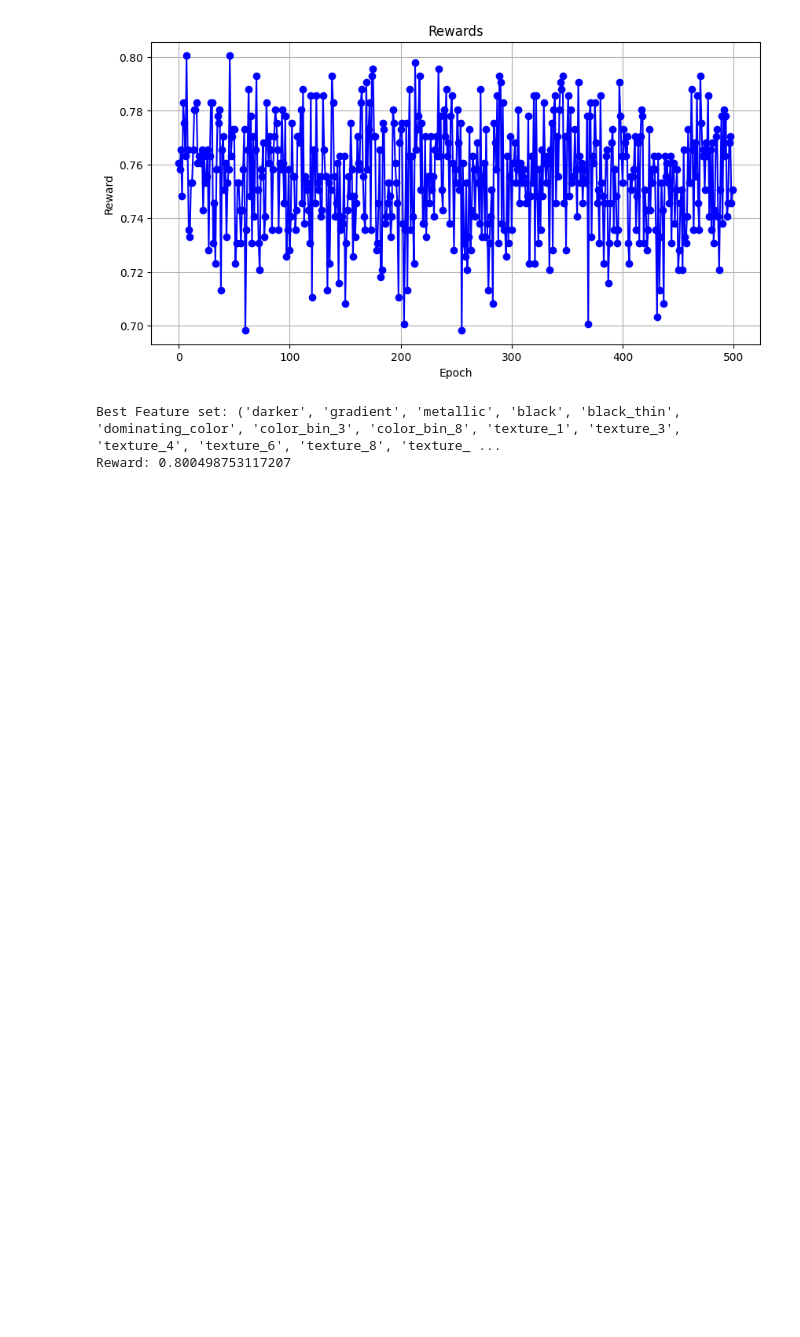
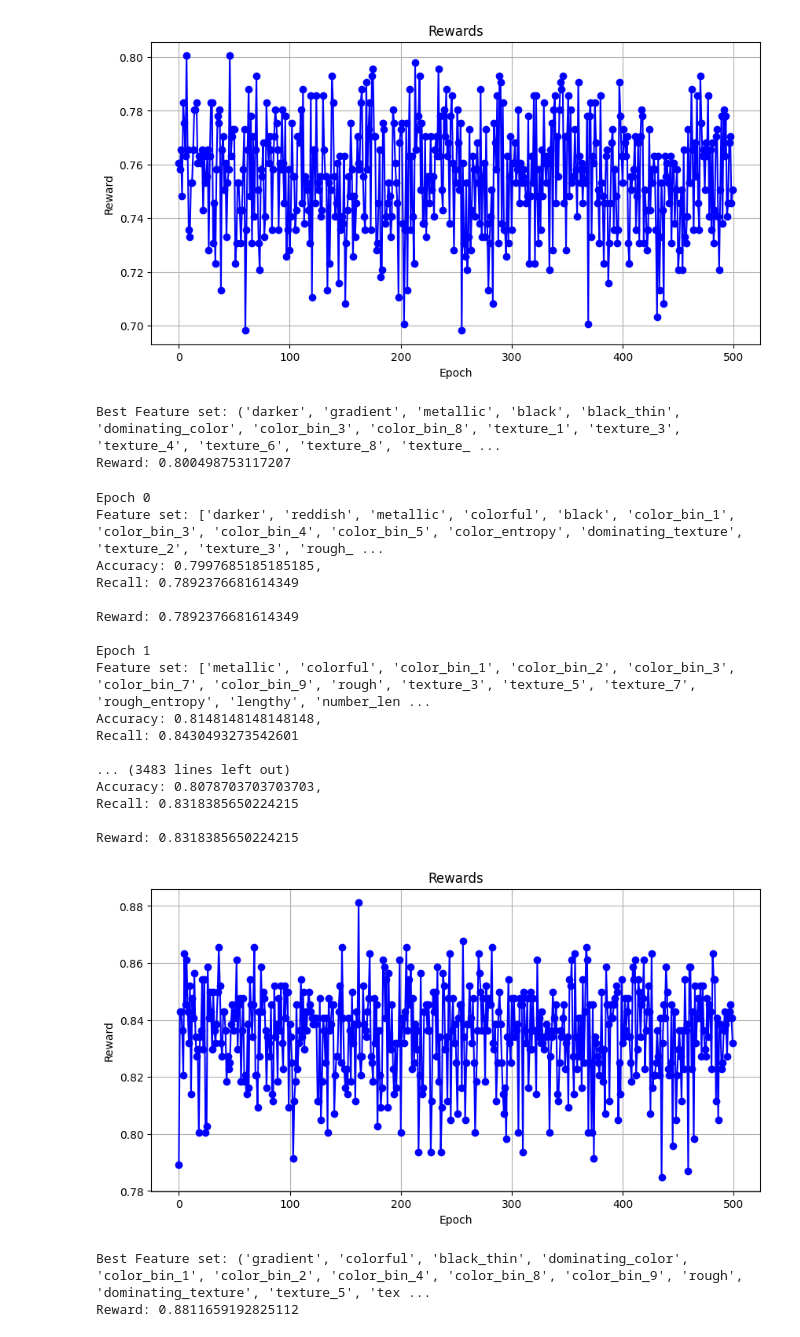
Before and after one commit to Samuelkoenig/PAMI_project_1, a Jupyter notebook: meta_learning_classification_features.ipynb, the cells around one changed output. Cells and saved outputs as stored; diff of their text form; code cells hidden in the pictures; blank space fills up the shorter version.

```diff
--- a/meta_learning_classification_features.ipynb
+++ b/meta_learning_classification_features.ipynb
@@ -269,3 +292,26 @@ tensor([0.4502, 0.5651, 0.4589, 0.4024, 0.4583, 0.4941, 0.5091, 0.4585,
 [figure]
 Best Feature set: ('darker', 'gradient', 'metallic', 'black', 'black_thin', 'dominating_color', 'color_bin_3', 'color_bin_8', 'texture_1', 'texture_3', 'texture_4', 'texture_6', 'texture_8', 'texture_ ...
 Reward: 0.800498753117207
+# %%
+train_agent("Wetspot")
+# %% [output]
+Epoch 0
+Feature set: ['darker', 'reddish', 'metallic', 'colorful', 'black', 'color_bin_1', 'color_bin_3', 'color_bin_4', 'color_bin_5', 'color_entropy', 'dominating_texture', 'texture_2', 'texture_3', 'rough_ ...
+Accuracy: 0.7997685185185185,
+Recall: 0.7892376681614349
+
+Reward: 0.7892376681614349
+
+Epoch 1
+Feature set: ['metallic', 'colorful', 'color_bin_1', 'color_bin_2', 'color_bin_3', 'color_bin_7', 'color_bin_9', 'rough', 'texture_3', 'texture_5', 'texture_7', 'rough_entropy', 'lengthy', 'number_len ...
+Accuracy: 0.8148148148148148,
+Recall: 0.8430493273542601
+
+... (3483 lines left out)
+Accuracy: 0.8078703703703703,
+Recall: 0.8318385650224215
+
+Reward: 0.8318385650224215
+[figure, added]
+Best Feature set: ('gradient', 'colorful', 'black_thin', 'dominating_color', 'color_bin_1', 'color_bin_2', 'color_bin_4', 'color_bin_8', 'color_bin_9', 'rough', 'dominating_texture', 'texture_5', 'tex ...
+Reward: 0.8811659192825112
```
Also changed, not shown: parts of 7 cells of this notebook, 4 other files.
